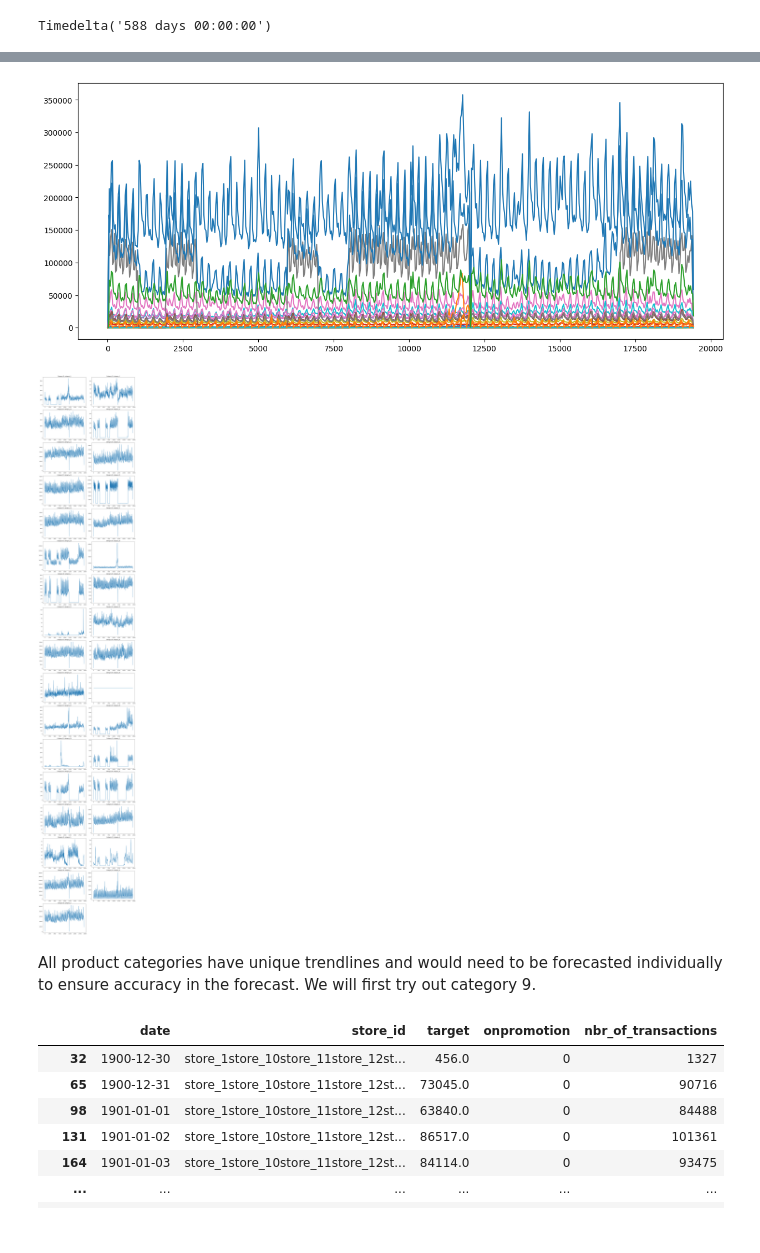
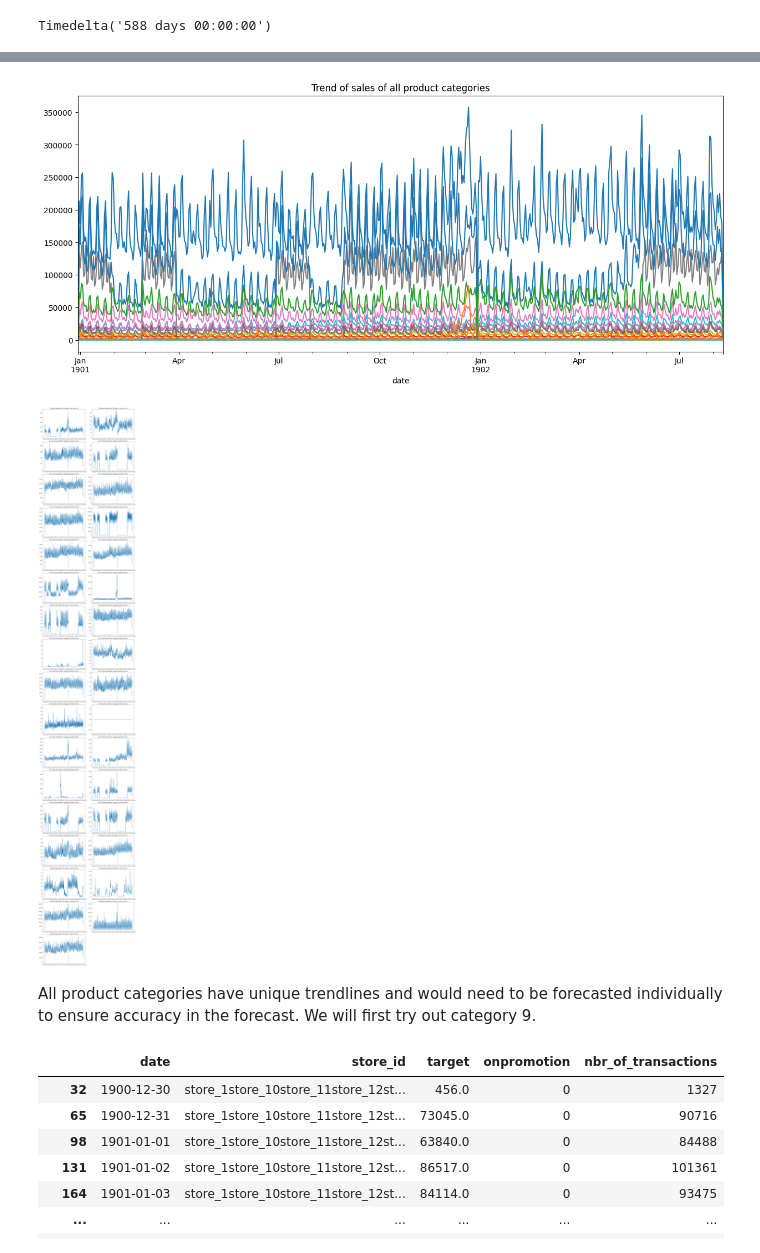
Before and after one commit to Rama-Mwenda/Iridium_Stores_Forecast, a Jupyter notebook: Notebooks/analysis.ipynb, the cells around one changed output, grey strips where cells are left out. Cells and saved outputs as stored; diff of their text form; code cells hidden in the pictures.

```diff
--- a/Notebooks/analysis.ipynb
+++ b/Notebooks/analysis.ipynb
@@ -67,6 +67,6 @@ df['date'].max() - df['date'].min()
 # %% [output]
 Timedelta('588 days 00:00:00')
 # %%
-agg_data = df.groupby(['date','category_id']).sum().reset_index()
+agg_data = df.groupby(['date','category_id']).sum().reset_index().set_index('date')
 agg_data
 # %% [output]
@@ -86,12 +87,12 @@ agg_data
 # %%
 #check trend of all product categories
 for item in agg_data['category_id'].unique():
     data = agg_data[agg_data['category_id'] == item]['target']
     data.plot(figsize=(15,6))
-plt.title('Trend of all product categories')
+plt.title('Trend of sales of all product categories')
 plt.show()
 # %% [output]
-[figure, old version]
+[figure, new version]
 # %%
 # Number of unique categories
 unique_categories = agg_data['category_id'].unique()
@@ -111,7 +112,7 @@ axs = axs.flatten()
 for i, item in enumerate(unique_categories):
     data = agg_data[agg_data['category_id'] == item]['target']
     axs[i].plot(data)
-    axs[i].set_title(f'Category ID: {item}')
+    axs[i].set_title(f'The Quantities of {item} sold over time')
 
 # Hide any empty subplots
 for j in range(i + 1, len(axs)):
@@ -120,9 +121,10 @@ for j in range(i + 1, len(axs)):
 plt.tight_layout()
 plt.show()
 # %% [output]
-[figure, old version]
+[figure, new version]
 # %% [markdown]
-All product categories have unique trendlines and would need to be forecasted individually to ensure accuracy in the forecast. We will first try out category 9.
+All product categories have unique trendlines and would need to be forecasted individually to ensure accuracy in the forecast.
+We will first try out category 9.
 # %%
 agg_data[agg_data['category_id'] == 'category_9'].drop(columns='category_id')
 # %% [output]
```
Also changed, not shown: parts of 11 cells of this notebook, 6 other files.
